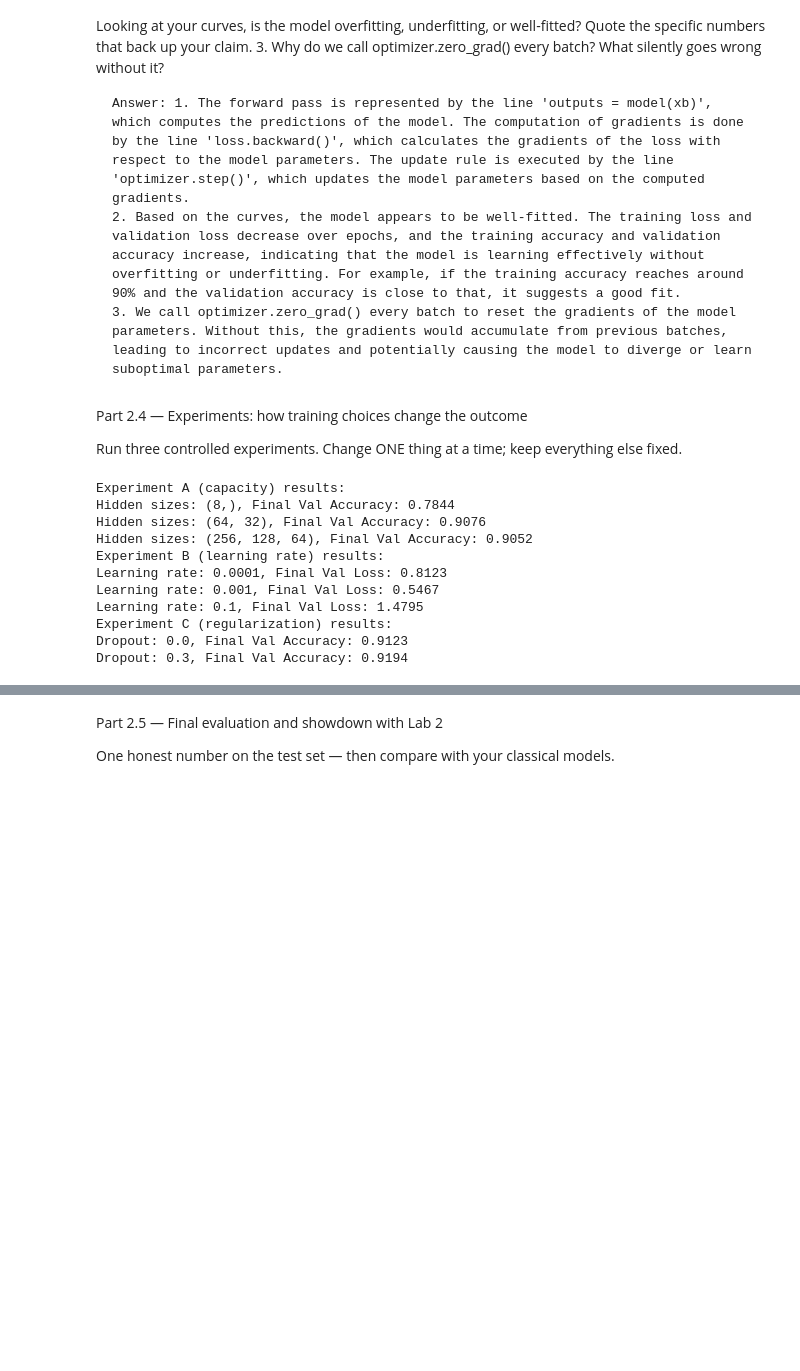
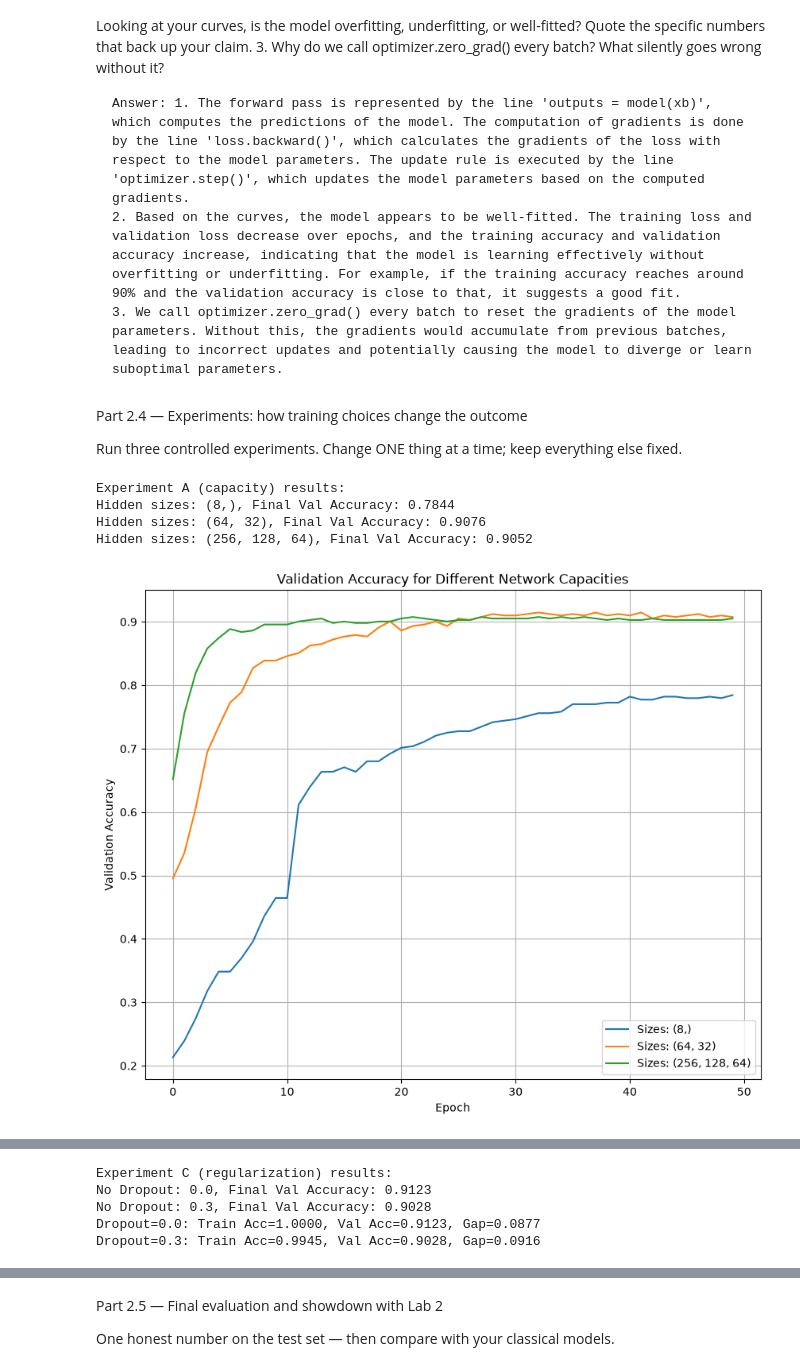
Before and after one commit to Nii-Sowah/lab-3, a Jupyter notebook: lab_3.ipynb, the cells around one changed output, grey strips where cells are left out. Saved outputs shown, nothing was run; the diff lists cells and outputs as text; code cells hidden in the pictures; blank space fills up the shorter version.

```diff
--- a/lab_3.ipynb
+++ b/lab_3.ipynb
@@ -588,7 +588,7 @@ Run three controlled experiments. Change ONE thing at a time; keep everything el
 #   def run_experiment(hidden_sizes=(64, 32), lr=1e-3, batch_size=32, epochs=50, dropout=0.0):
 #       ... returns history dict ...
 def run_experiment(hidden_sizes=(64, 32), lr=1e-3, batch_size=32, epochs=50, dropout=0.0):
-    model = FeedForwardNet(input_dim=input_dim, hidden_sizes=hidden_sizes).to(DEVICE)
+    model = FeedForwardNet(input_dim=input_dim, hidden_sizes=hidden_sizes, dropout=dropout).to(DEVICE)
     criterion = nn.CrossEntropyLoss()
     optimizer = optim.Adam(model.parameters(), lr=lr)
 
@@ -646,38 +646,68 @@ def run_experiment(hidden_sizes=(64, 32), lr=1e-3, batch_size=32, epochs=50, dro
 #   Plot the three validation-accuracy curves together.
 sizes_list = [(8,), (64, 32), (256, 128, 64)]
 results_capacity = {}
 for sizes in sizes_list:
     results_capacity[sizes] = run_experiment(hidden_sizes=sizes, lr=1e-3, batch_size=32, epochs=50)
 print("Experiment A (capacity) results:")
 for sizes, history in results_capacity.items():
     print(f"Hidden sizes: {sizes}, Final Val Accuracy: {history['val_accuracies'][-1]:.4f}")
+
+plt.figure(figsize=(10, 8))
+for sizes, history in results_capacity.items():
+    plt.plot(history['val_accuracies'], label=f'Sizes: {sizes}')
+plt.xlabel('Epoch')
+plt.ylabel('Validation Accuracy')
+plt.title('Validation Accuracy for Different Network Capacities')
+plt.legend()
+plt.grid(True)
+plt.show()
 # TODO — Experiment B (learning rate): lr = 1e-4, 1e-3, 1e-1 (same architecture).
 #   Plot the three validation-loss curves together. Compare with Part 1.3.
 print("Experiment B (learning rate) results:")
 learning_rates = [1e-4, 1e-3, 1e-1]
 results_lr = {}
 for lr in learning_rates:
     results_lr[lr] = run_experiment(hidden_sizes=(64, 32), lr=lr, batch_size=32, epochs=50)
 for lr, history in results_lr.items():
     print(f"Learning rate: {lr}, Final Val Loss: {history['val_losses'][-1]:.4f}")
+
+plt.figure(figsize=(10, 8))
+for lr, history in results_lr.items():
+    plt.plot(history['val_losses'], label=f'lr = {lr}')
+plt.xlabel('Epoch')
+plt.ylabel('Validation Loss')
+plt.title('Validation Loss for Different Learning Rates')
+plt.legend()
+plt.grid(True)
+plt.show()
 # TODO — Experiment C (regularization): take your LARGEST network and train it
 #   with and without nn.Dropout(0.3) after each hidden layer.
 #   Plot train vs validation accuracy for both runs.
 print("Experiment C (regularization) results:")
 results_dropout = {}
 for dropout in [0.0, 0.3]:
     results_dropout[dropout] = run_experiment(hidden_sizes=(256, 128, 64), lr=1e-3, batch_size=32, epochs=50, dropout=dropout)
 for dropout, history in results_dropout.items():
-    print(f"Dropout: {dropout}, Final Val Accuracy: {history['val_accuracies'][-1]:.4f}")
+    print(f"No Dropout: {dropout}, Final Val Accuracy: {history['val_accuracies'][-1]:.4f}")
+
+for dropout, history in results_dropout.items():
+    gap = history['train_accuracies'][-1] - history['val_accuracies'][-1]
+    print(f"Dropout={dropout}: Train Acc={history['train_accuracies'][-1]:.4f}, "
+          f"Val Acc={history['val_accuracies'][-1]:.4f}, Gap={gap:.4f}")
+
+plt.figure(figsize=(10, 8))
+for dropout, history in results_dropout.items():
+    plt.plot(history['train_accuracies'], label=f'Train Acc (Dropout={dropout})')
+    plt.plot(history['val_accuracies'], label=f'Val Acc (Dropout={dropout})')
+plt.xlabel('Epoch')
+plt.ylabel('Accuracy')
+plt.title('Train vs Validation Accuracy with and without Dropout')
+plt.legend()
+plt.grid(True)
+plt.show()
 # %% [output]
 Experiment A (capacity) results:
 Hidden sizes: (8,), Final Val Accuracy: 0.7844
 Hidden sizes: (64, 32), Final Val Accuracy: 0.9076
 Hidden sizes: (256, 128, 64), Final Val Accuracy: 0.9052
-Experiment B (learning rate) results:
-Learning rate: 0.0001, Final Val Loss: 0.8123
-Learning rate: 0.001, Final Val Loss: 0.5467
-Learning rate: 0.1, Final Val Loss: 1.4795
-Experiment C (regularization) results:
-Dropout: 0.0, Final Val Accuracy: 0.9123
-Dropout: 0.3, Final Val Accuracy: 0.9194
+[figure, added]
@@ -683,0 +719,5 @@ Dropout: 0.3, Final Val Accuracy: 0.9194
+Experiment C (regularization) results:
+No Dropout: 0.0, Final Val Accuracy: 0.9123
+No Dropout: 0.3, Final Val Accuracy: 0.9028
+Dropout=0.0: Train Acc=1.0000, Val Acc=0.9123, Gap=0.0877
+Dropout=0.3: Train Acc=0.9945, Val Acc=0.9028, Gap=0.0916
```
Also changed, not shown: parts of 5 cells of this notebook, 1 other file.
